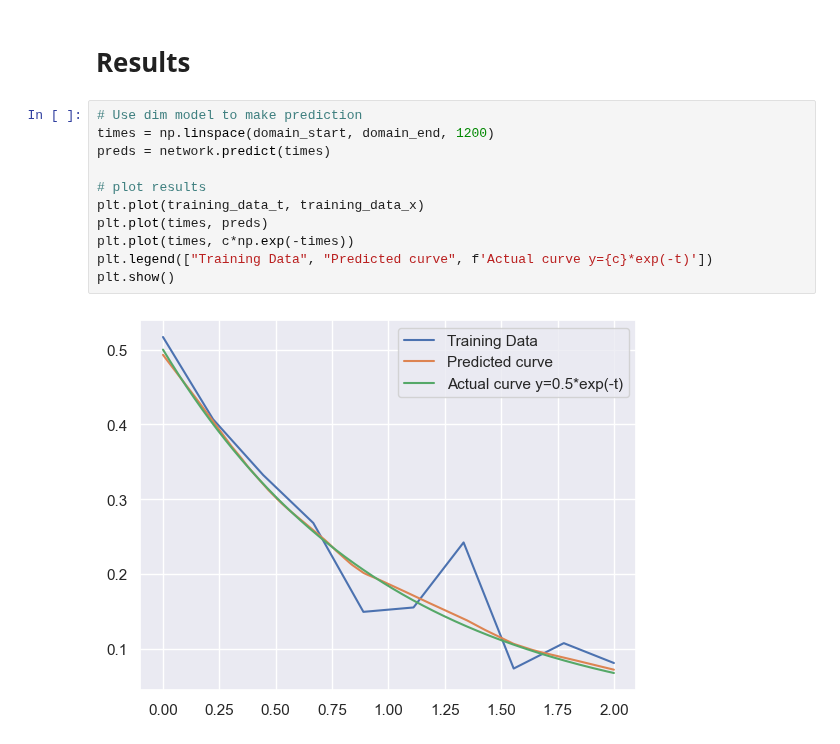
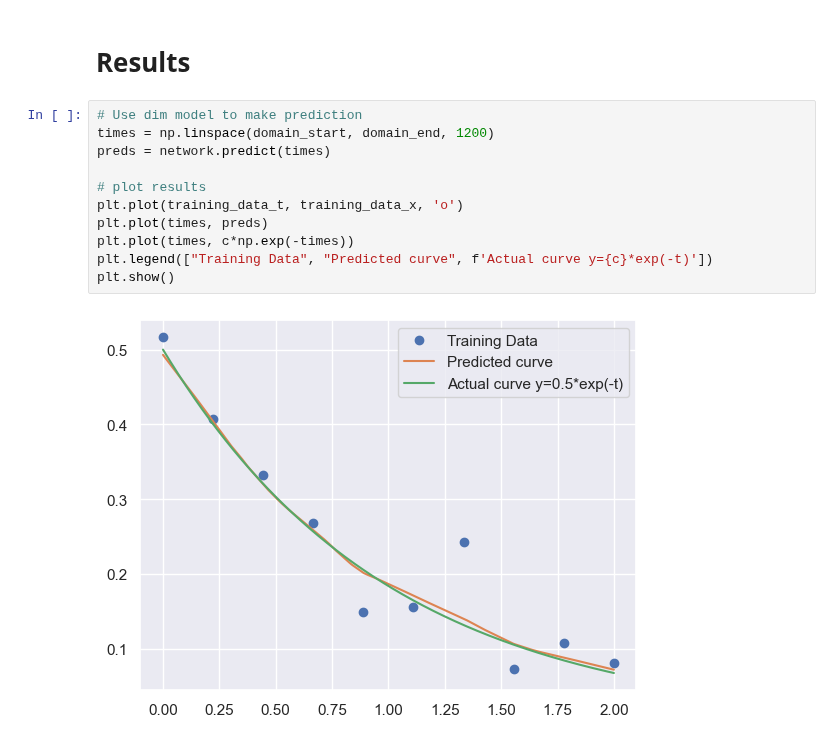
Before and after one commit to rahavdayan/pinns-model, a Jupyter notebook: src/ferrofluid/ferrofluid.ipynb, the cells around one changed output. Saved outputs shown, nothing was run; the diff lists cells and outputs as text.

Commit message:
fixed results graph

```diff
--- a/src/ferrofluid/ferrofluid.ipynb
+++ b/src/ferrofluid/ferrofluid.ipynb
@@ -64,13 +64,13 @@ Epoch 2000/2000, data loss: 0.001572710694745183, physics loss: 0.00095107458764
 # %%
 # Use dim model to make prediction
 times = np.linspace(domain_start, domain_end, 1200)
 preds = network.predict(times)
 
 # plot results
-plt.plot(training_data_t, training_data_x)
+plt.plot(training_data_t, training_data_x, 'o')
 plt.plot(times, preds)
 plt.plot(times, c*np.exp(-times))
 plt.legend(["Training Data", "Predicted curve", f'Actual curve y={c}*exp(-t)'])
 plt.show()
 # %% [output]
-[figure, old version]
+[figure, new version]
```
